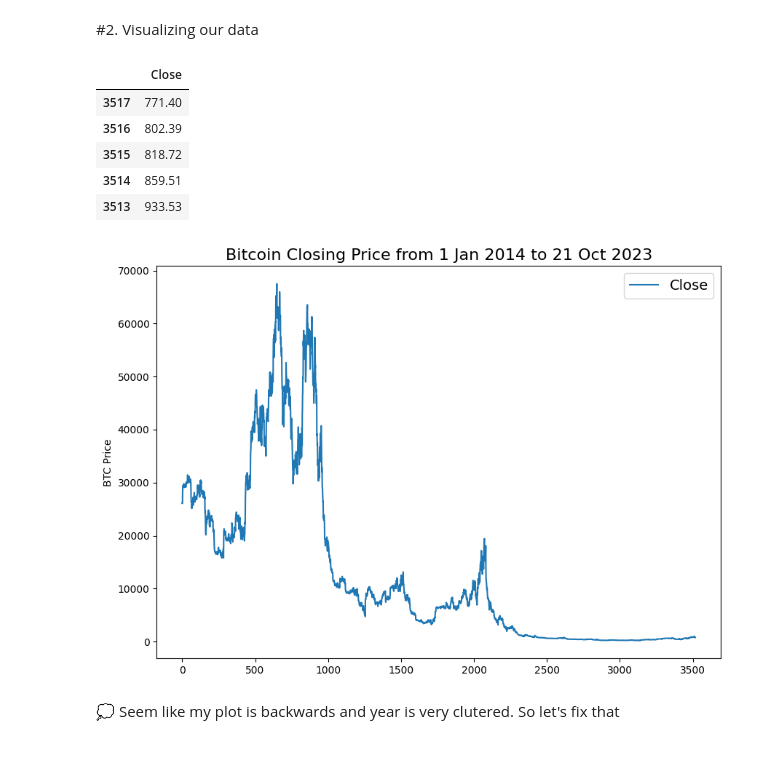
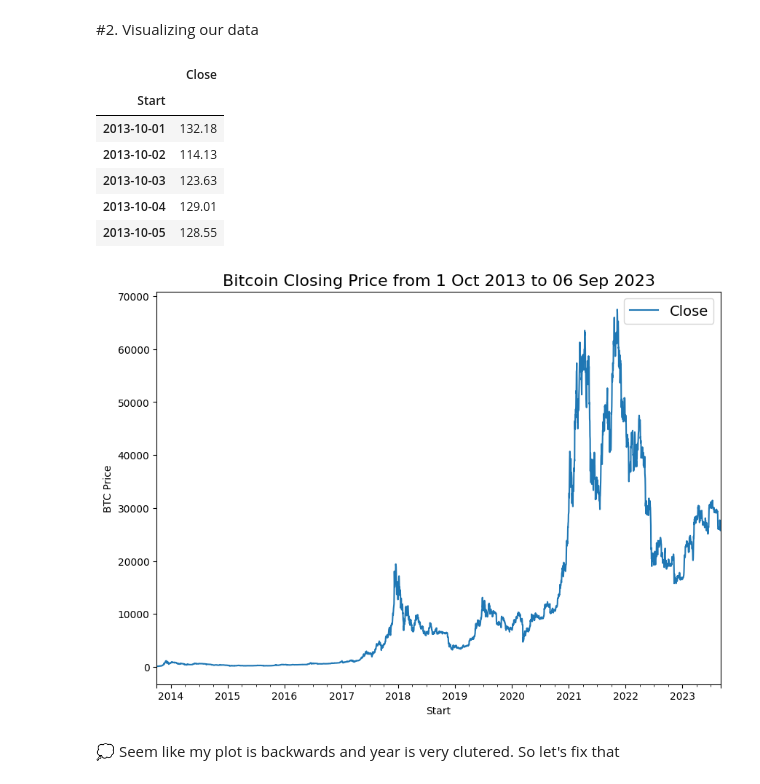
Before and after one commit to Casyvina/Tensorflow-projects, a Jupyter notebook: time_series_forcasts_bitcoin_prices.ipynb, the cells around one changed output. Saved outputs shown, nothing was run; the diff lists cells and outputs as text; code cells hidden in the pictures; blank space fills up the shorter version.

```diff
--- a/time_series_forcasts_bitcoin_prices.ipynb
+++ b/time_series_forcasts_bitcoin_prices.ipynb
@@ -52,0 +46,8 @@ print(header)
+# %%
+# Reverse row order, export and reimport csv
+df = dataframe.loc[::-1].reset_index(drop=True)
+df.to_csv('bitcoin_2013-10-01_to_2023-09-06.csv', index=False)
+df = pd.read_csv("/content/bitcoin_2013-10-01_to_2023-09-06.csv",
+                 parse_dates=["Start"],
+                 index_col=["Start"])
+df.tail()
@@ -81,24 +89,25 @@ https://otexts.com/fpp3/tspatterns.html Read on Forecasting Principles and Pract
 #2. Visualizing our data
 # %%
 # Create only closing price for each day
-bitcoin_prices = pd.DataFrame(df["Close"])
+bitcoin_prices = pd.DataFrame(data=df["Close"],)
 bitcoin_prices.head()
 # %% [output]
 |  | Close |
-| 3517 | 771.40 |
-| 3516 | 802.39 |
-| 3515 | 818.72 |
-| 3514 | 859.51 |
-| 3513 | 933.53 |
+| Start |  |
+| 2013-10-01 | 132.18 |
+| 2013-10-02 | 114.13 |
+| 2013-10-03 | 123.63 |
+| 2013-10-04 | 129.01 |
+| 2013-10-05 | 128.55 |
 # %%
 # Visualized our data
 import matplotlib.pyplot as plt
 bitcoin_prices.plot(figsize=(10, 7))
 plt.ylabel("BTC Price")
-plt.title("Bitcoin Closing Price from 1 Jan 2014 to 21 Oct 2023", fontsize=16)
+plt.title("Bitcoin Closing Price from 1 Oct 2013 to 06 Sep 2023", fontsize=16)
 plt.legend(fontsize=14);
 # %% [output]
-[figure, old version]
+[figure, new version]
 # %% [markdown]
 💭 Seem like my plot is backwards and year is very clutered. So let's fix that
 # %%
```
Also changed, not shown: parts of 105 cells of this notebook.
